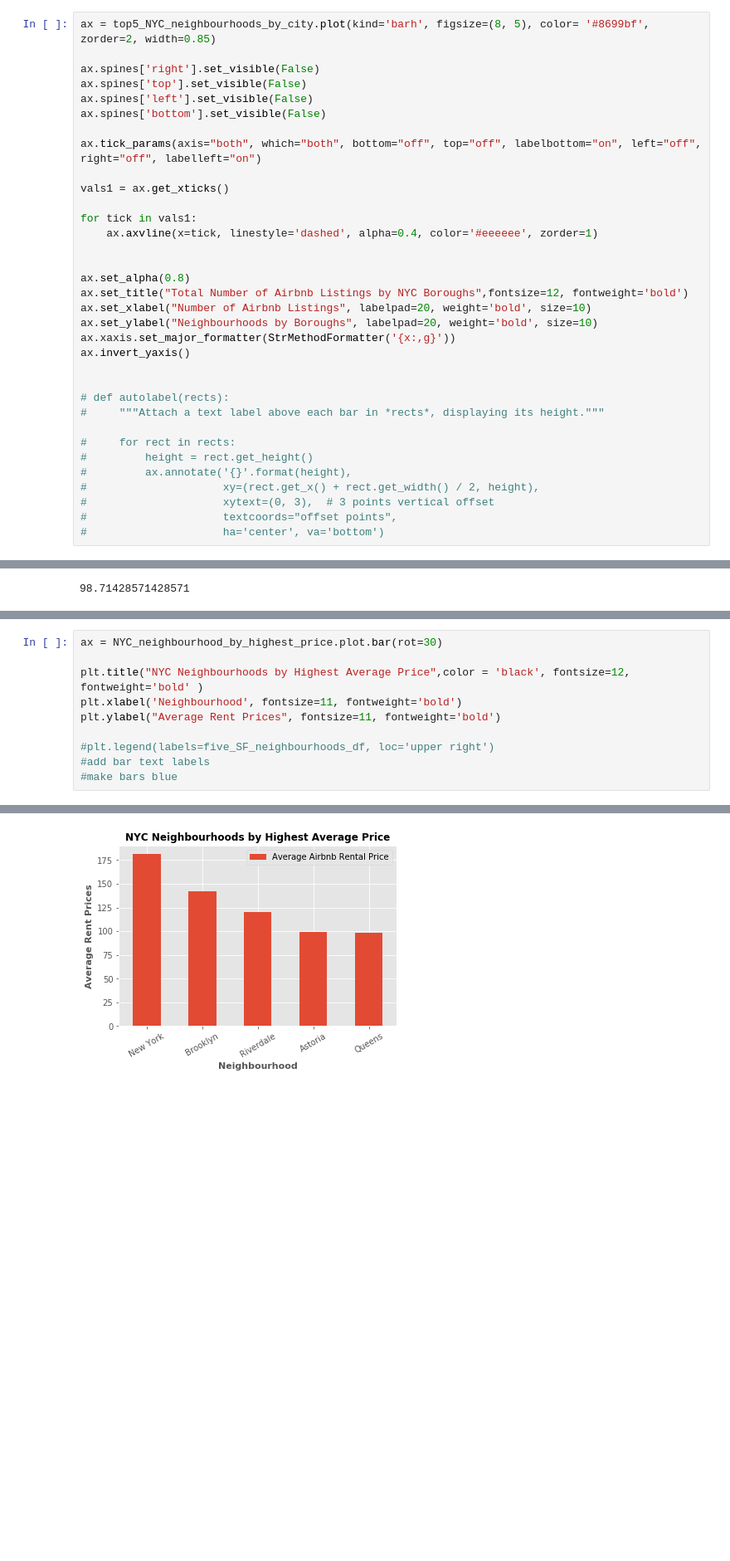
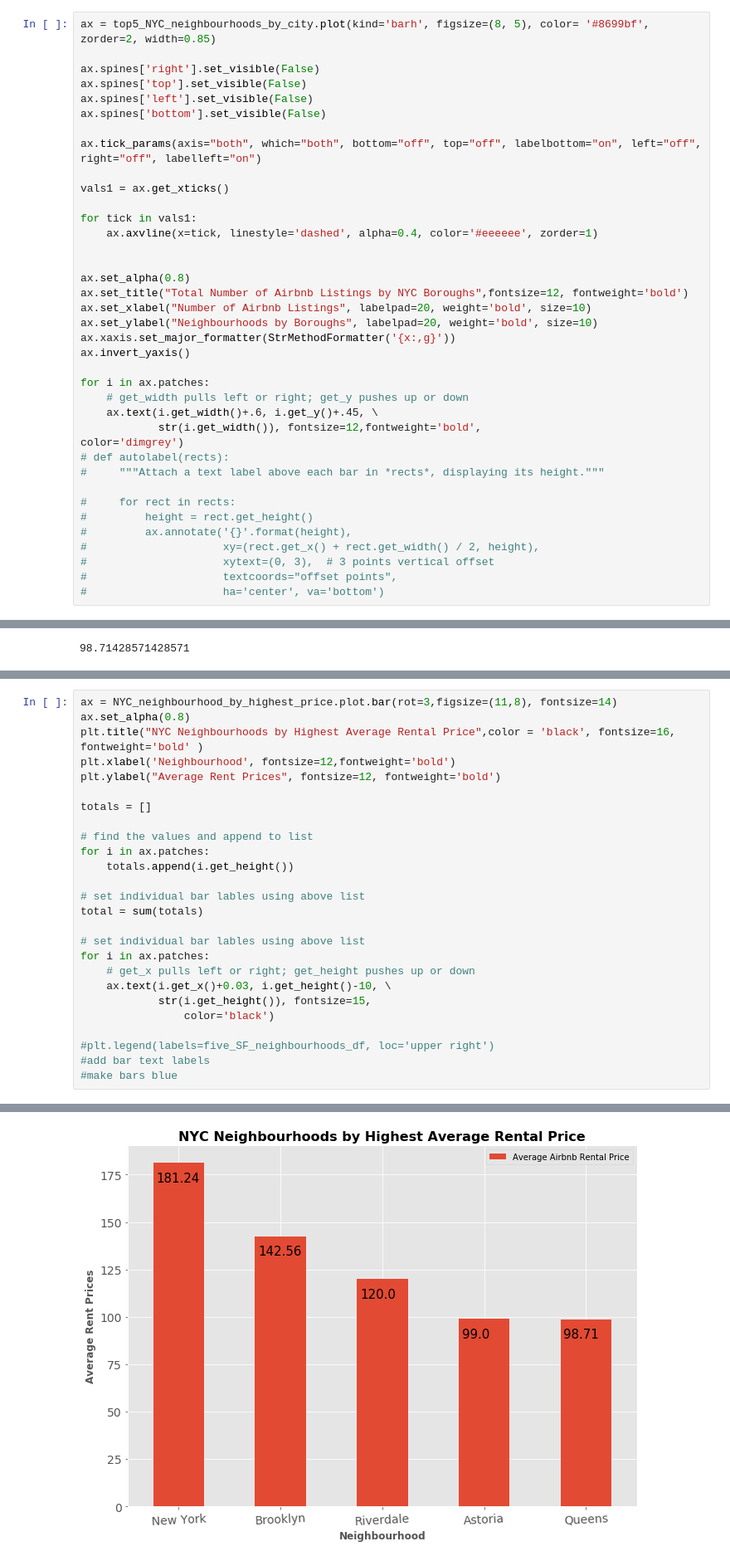
Before and after one commit to areselian/Project1_Group2, a Jupyter notebook: NYC Airbnb Listing Analysis.ipynb, the cells around one changed output, grey strips where cells are left out. Shown at 83% size. Saved outputs shown, nothing was run; the diff lists cells and outputs as text; blank space fills up the shorter version.

```diff
--- a/NYC Airbnb Listing Analysis.ipynb
+++ b/NYC Airbnb Listing Analysis.ipynb
@@ -325,7 +340,11 @@ ax.set_ylabel("Neighbourhoods by Boroughs", labelpad=20, weight='bold', size=10)
 ax.xaxis.set_major_formatter(StrMethodFormatter('{x:,g}'))
 ax.invert_yaxis()
 
-
+for i in ax.patches:
+    # get_width pulls left or right; get_y pushes up or down
+    ax.text(i.get_width()+.6, i.get_y()+.45, \
+            str(i.get_width()), fontsize=12,fontweight='bold',
+color='dimgrey')
 # def autolabel(rects):
 #     """Attach a text label above each bar in *rects*, displaying its height."""
 
@@ -552,11 +571,27 @@ NYC_neighbourhood_by_highest_price
 | Astoria | 99.00 |
 | Queens | 98.71 |
 # %%
-ax = NYC_neighbourhood_by_highest_price.plot.bar(rot=30)
+ax = NYC_neighbourhood_by_highest_price.plot.bar(rot=3,figsize=(11,8), fontsize=14)
+ax.set_alpha(0.8)
+plt.title("NYC Neighbourhoods by Highest Average Rental Price",color = 'black', fontsize=16, fontweight='bold' )
+plt.xlabel('Neighbourhood', fontsize=12,fontweight='bold')
+plt.ylabel("Average Rent Prices", fontsize=12, fontweight='bold')
 
-plt.title("NYC Neighbourhoods by Highest Average Price",color = 'black', fontsize=12, fontweight='bold' )
-plt.xlabel('Neighbourhood', fontsize=11, fontweight='bold')
-plt.ylabel("Average Rent Prices", fontsize=11, fontweight='bold')
+totals = []
+
+# find the values and append to list
+for i in ax.patches:
+    totals.append(i.get_height())
+
+# set individual bar lables using above list
+total = sum(totals)
+
+# set individual bar lables using above list
+for i in ax.patches:
+    # get_x pulls left or right; get_height pushes up or down
+    ax.text(i.get_x()+0.03, i.get_height()-10, \
+            str(i.get_height()), fontsize=15,
+                color='black')
 
 #plt.legend(labels=five_SF_neighbourhoods_df, loc='upper right')
 #add bar text labels
@@ -566 +600 @@ Text(0, 0.5, 'Average Rent Prices')
-[figure, old version]
+[figure, new version]
```
Also changed, not shown: parts of 5 cells of this notebook, 1 other file.
